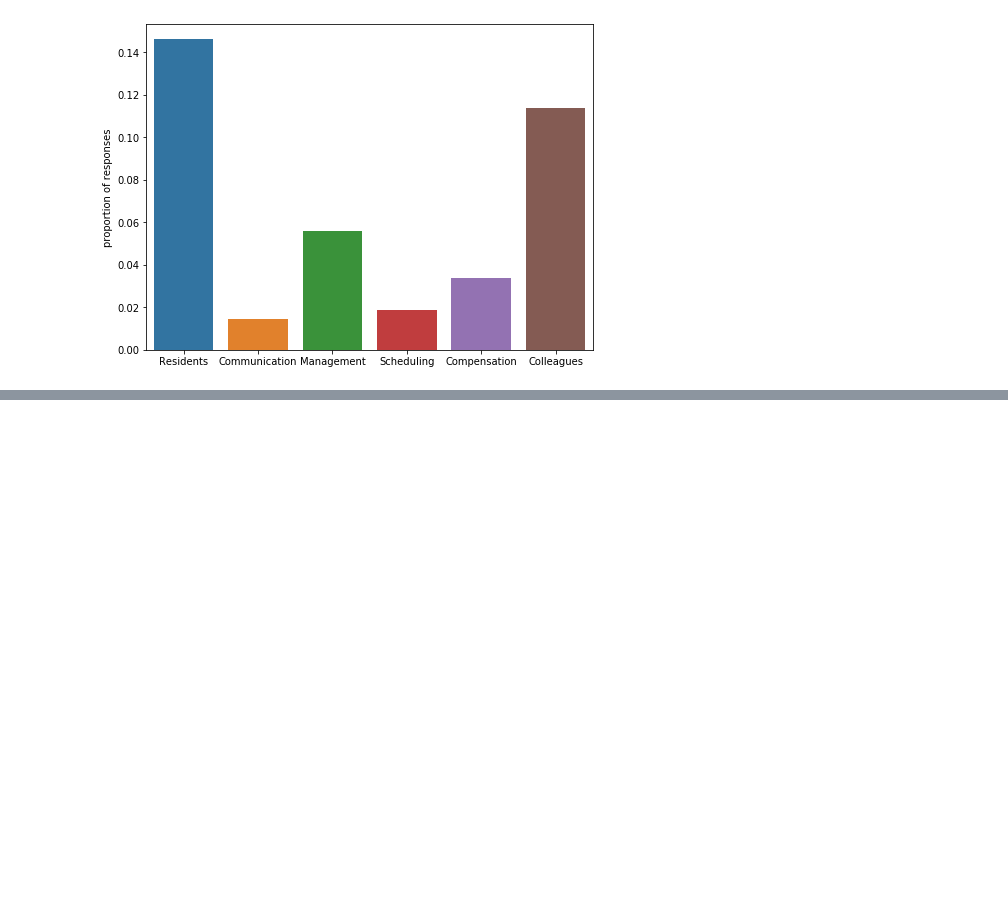
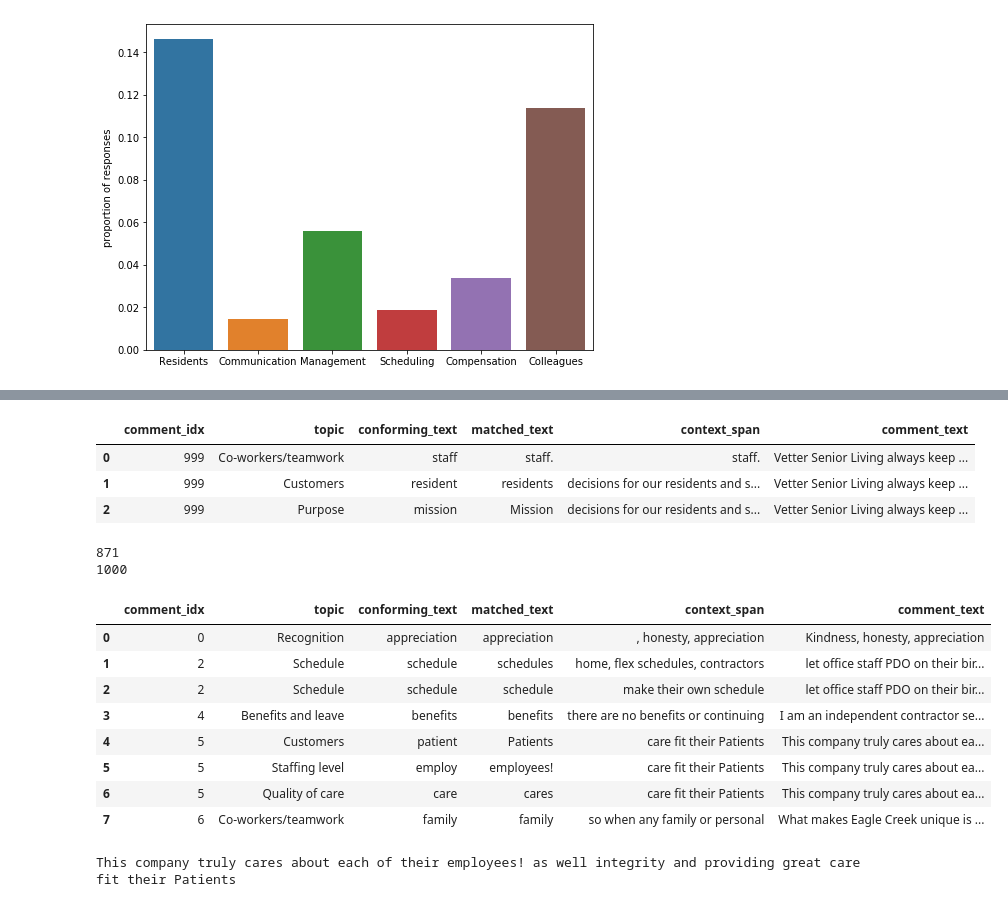
Before and after one commit to mtv2101/insight_2020a_project, a Jupyter notebook: Workplace_barometer/topic_model_prototyping.ipynb, the cells around one changed output, grey strips where cells are left out. Saved outputs shown, nothing was run; the diff lists cells and outputs as text; code cells hidden in the pictures; blank space fills up the shorter version.

```diff
--- a/Activated_Insights_consulting/topic_model_prototyping.ipynb
+++ b/Workplace_barometer/topic_model_prototyping.ipynb
@@ -513,3 +534,9 @@ ax.set_ylabel('proportion of responses')
 plt.savefig('barplot.png')
 # %% [output]
 [figure]
+# %%
+# Look at labelled data:
+
+csv_path  ='/home/matt_valley/PycharmProjects/insight_2020a_project/Activated_Insights_consulting/AI_survey_data/Labeled data and sentiments (taken from a subset of 2017-18 data).csv'
+df = pd.read_csv(csv_path, header=0)
+df.head()
@@ -515,0 +558,25 @@ plt.savefig('barplot.png')
+# %%
+topics = ['Co-workers/teamwork',
+          'Schedule',
+          'Management',
+          'Benefits',
+          'Support and resources',
+          'Customers',
+          'Other',
+          'Pay',
+          'Recognition',
+          'Learning & Development',
+          'Purpose',
+          'No answer/Nothing',
+          'Location to home',
+          'Staffing level',
+          'Communication',
+          'Time off',
+          'Quality of care',
+          'Employee relations',
+          'Facility/setting']
+
+counts = []
+for t in topics:
+    t_count = [i for i in df['JK label'] if i==t]
+    counts.append(len(t_count))
@@ -515,0 +605,10 @@ plt.savefig('barplot.png')
+# %%
+
+match = word_match()
+match_df = pd.DataFrame()
+for t,text in enumerate(df['text']):
+    doc = nlp(text)
+    out_df = match.match_topics(t, doc)
+    match_df = match_df.append(out_df)
+
+match_df.reset_index(drop=True, inplace=True)
@@ -515,0 +633,27 @@ plt.savefig('barplot.png')
+# %%
+out_df.head()
+# %% [output]
+|  | comment_idx | topic | conforming_text | matched_text | context_span | comment_text |
+| 0 | 999 | Co-workers/teamwork | staff | staff. | staff. | Vetter Senior Living always keep ... |
+| 1 | 999 | Customers | resident | residents | decisions for our residents and s... | Vetter Senior Living always keep ... |
+| 2 | 999 | Purpose | mission | Mission | decisions for our residents and s... | Vetter Senior Living always keep ... |
+# %%
+print(len(match_df))
+print(len(df))
+match_df.head(8)
+# %% [output]
+871
+1000
+|  | comment_idx | topic | conforming_text | matched_text | context_span | comment_text |
+| 0 | 0 | Recognition | appreciation | appreciation | , honesty, appreciation | Kindness, honesty, appreciation |
+| 1 | 2 | Schedule | schedule | schedules | home, flex schedules, contractors | let office staff PDO on their bir... |
+| 2 | 2 | Schedule | schedule | schedule | make their own schedule | let office staff PDO on their bir... |
+| 3 | 4 | Benefits and leave | benefits | benefits | there are no benefits or continuing | I am an independent contractor se... |
+| 4 | 5 | Customers | patient | Patients | care fit their Patients | This company truly cares about ea... |
+| 5 | 5 | Staffing level | employ | employees! | care fit their Patients | This company truly cares about ea... |
+| 6 | 5 | Quality of care | care | cares | care fit their Patients | This company truly cares about ea... |
+| 7 | 6 | Co-workers/teamwork | family | family | so when any family or personal | What makes Eagle Creek unique is ... |
+# %%
+print(match_df['comment_text'].iloc[6])
+# %% [output]
+This company truly cares about each of their employees! as well integrity and providing great care fit their Patients
```
Also changed, not shown: parts of 10 cells of this notebook, 16 other files.
